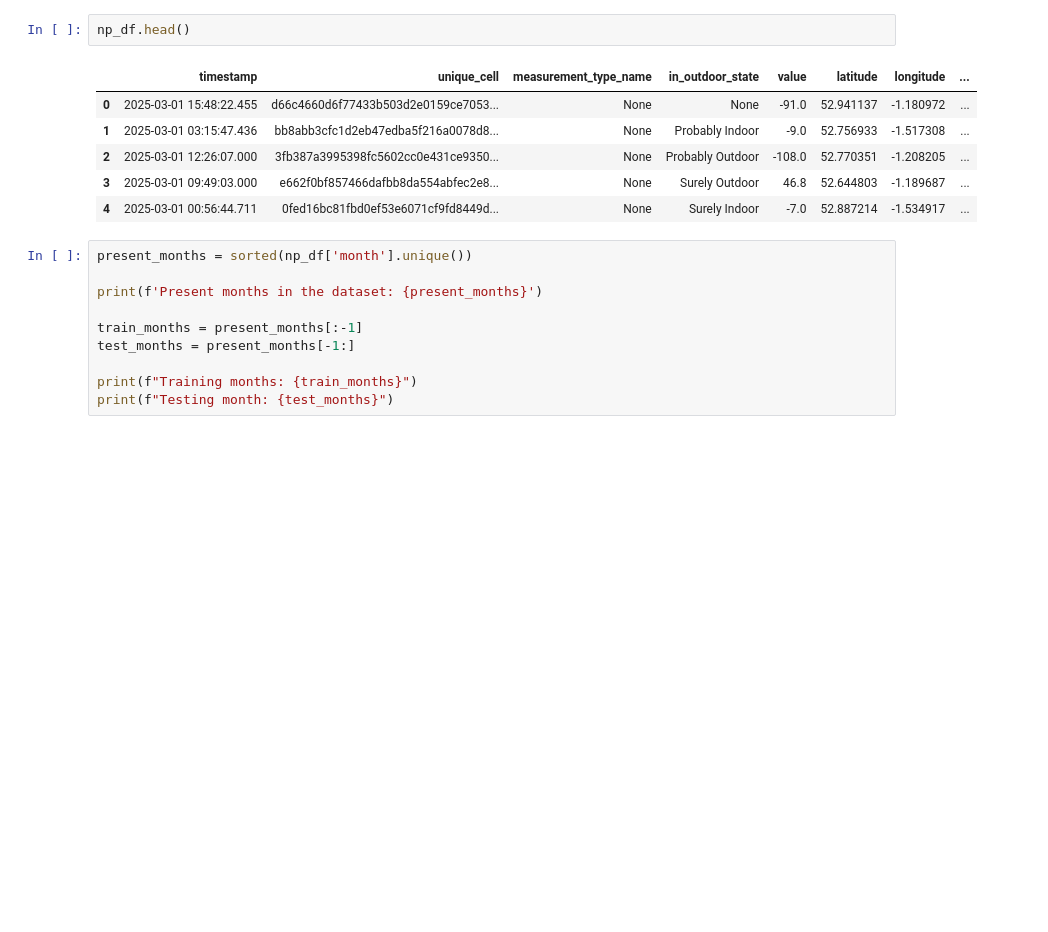
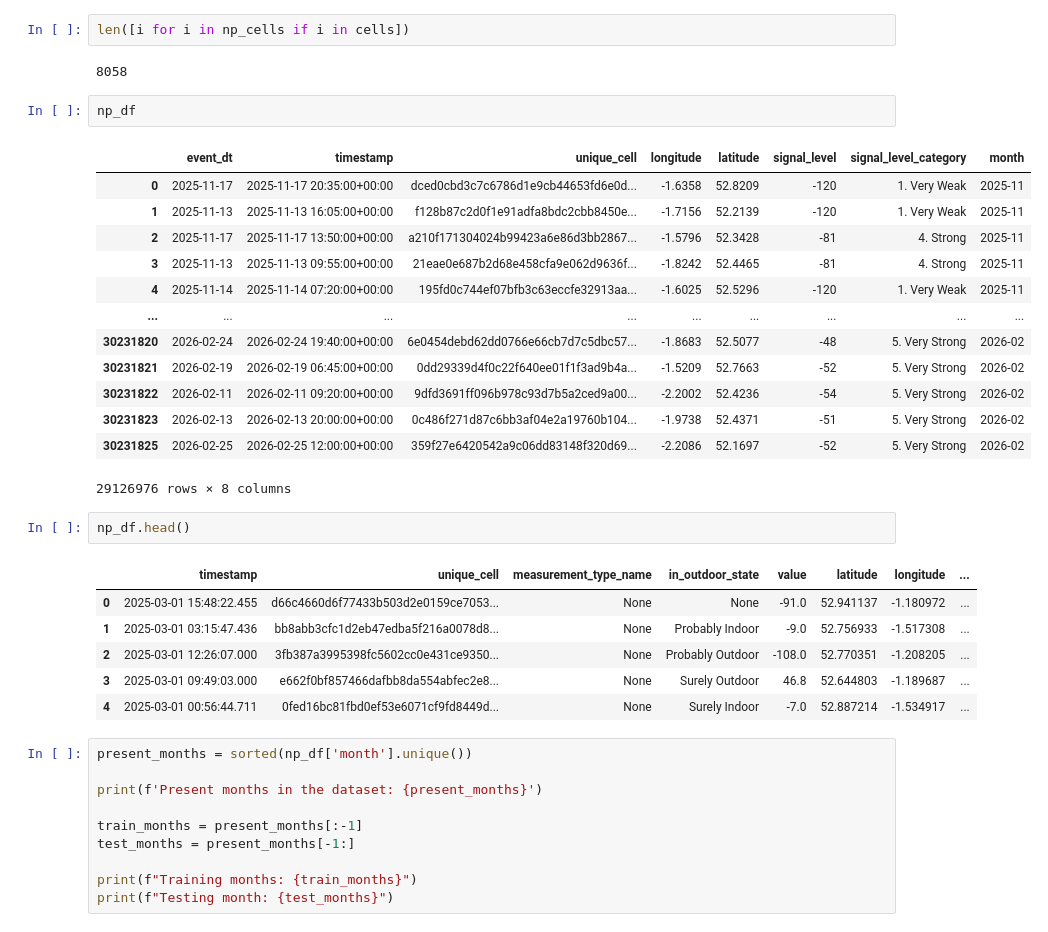
Before and after one commit to Tom3man/crowd-source-mobile-coverage, a Jupyter notebook: notebooks/evaluating_old.ipynb, the cells around one changed output. Cells and saved outputs as stored; diff of their text form; blank space fills up the shorter version.

```diff
--- a/notebooks/evaluating.ipynb
+++ b/notebooks/evaluating_old.ipynb
@@ -21,3 +27,23 @@ See the caveats in the documentation: https://pandas.pydata.org/pandas-docs/stab
+# %%
+len([i for i in np_cells if i in cells])
+# %% [output]
+8058
+# %%
+np_df
+# %% [output]
+|  | event_dt | timestamp | unique_cell | longitude | latitude | signal_level | signal_level_category | month |
+| 0 | 2025-11-17 | 2025-11-17 20:35:00+00:00 | dced0cbd3c7c6786d1e9cb44653fd6e0d... | -1.6358 | 52.8209 | -120 | 1. Very Weak | 2025-11 |
+| 1 | 2025-11-13 | 2025-11-13 16:05:00+00:00 | f128b87c2d0f1e91adfa8bdc2cbb8450e... | -1.7156 | 52.2139 | -120 | 1. Very Weak | 2025-11 |
+| 2 | 2025-11-17 | 2025-11-17 13:50:00+00:00 | a210f171304024b99423a6e86d3bb2867... | -1.5796 | 52.3428 | -81 | 4. Strong | 2025-11 |
+| 3 | 2025-11-13 | 2025-11-13 09:55:00+00:00 | 21eae0e687b2d68e458cfa9e062d9636f... | -1.8242 | 52.4465 | -81 | 4. Strong | 2025-11 |
+| 4 | 2025-11-14 | 2025-11-14 07:20:00+00:00 | 195fd0c744ef07bfb3c63eccfe32913aa... | -1.6025 | 52.5296 | -120 | 1. Very Weak | 2025-11 |
+| ... | ... | ... | ... | ... | ... | ... | ... | ... |
+| 30231820 | 2026-02-24 | 2026-02-24 19:40:00+00:00 | 6e0454debd62dd0766e66cb7d7c5dbc57... | -1.8683 | 52.5077 | -48 | 5. Very Strong | 2026-02 |
+| 30231821 | 2026-02-19 | 2026-02-19 06:45:00+00:00 | 0dd29339d4f0c22f640ee01f1f3ad9b4a... | -1.5209 | 52.7663 | -52 | 5. Very Strong | 2026-02 |
+| 30231822 | 2026-02-11 | 2026-02-11 09:20:00+00:00 | 9dfd3691ff096b978c93d7b5a2ced9a00... | -2.2002 | 52.4236 | -54 | 5. Very Strong | 2026-02 |
+| 30231823 | 2026-02-13 | 2026-02-13 20:00:00+00:00 | 0c486f271d87c6bb3af04e2a19760b104... | -1.9738 | 52.4371 | -51 | 5. Very Strong | 2026-02 |
+| 30231825 | 2026-02-25 | 2026-02-25 12:00:00+00:00 | 359f27e6420542a9c06dd83148f320d69... | -2.2086 | 52.1697 | -52 | 5. Very Strong | 2026-02 |
+29126976 rows × 8 columns
 # %%
 np_df.head()
 # %% [output]
```
Also changed, not shown: parts of 17 cells of this notebook, 7 other files.
